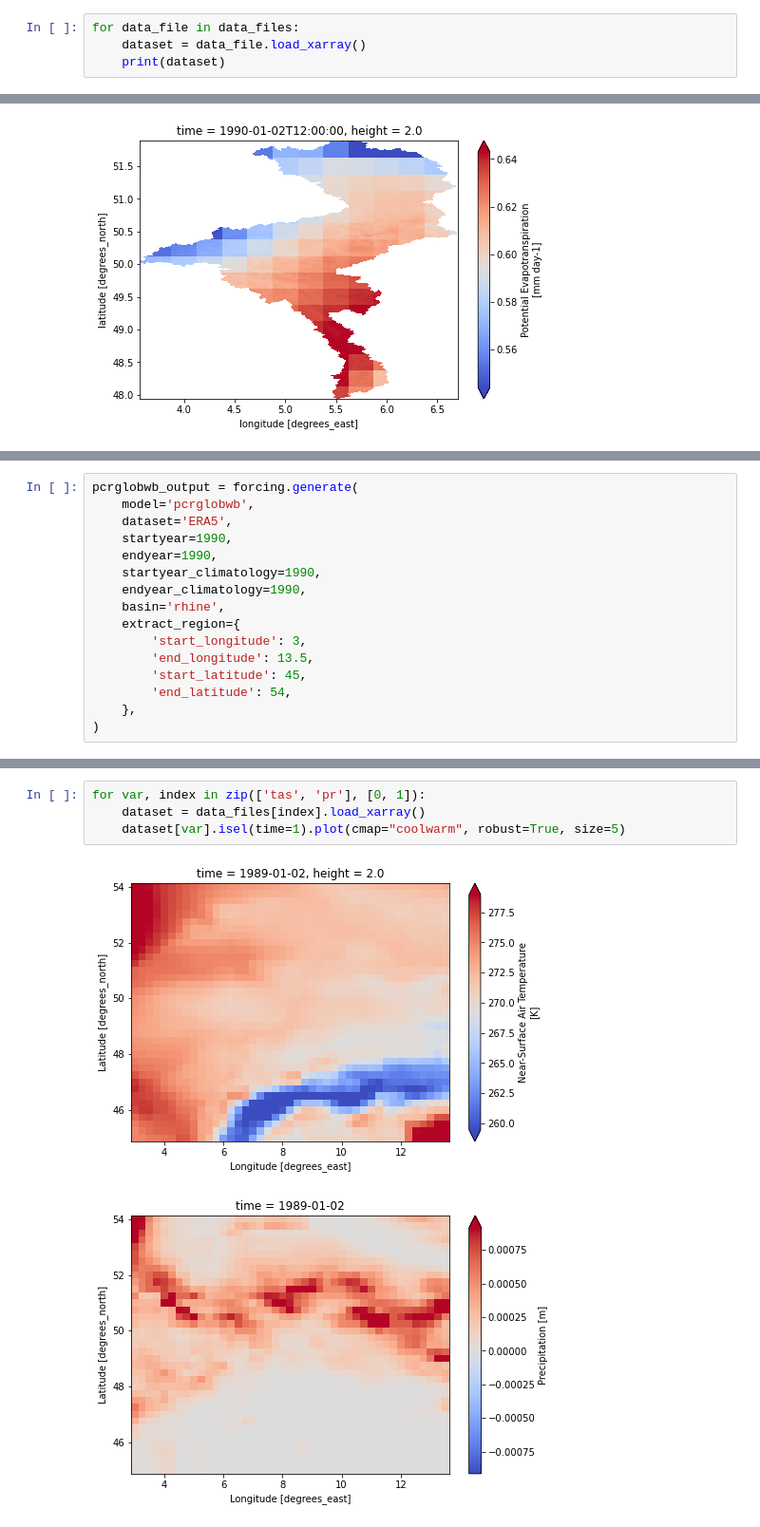
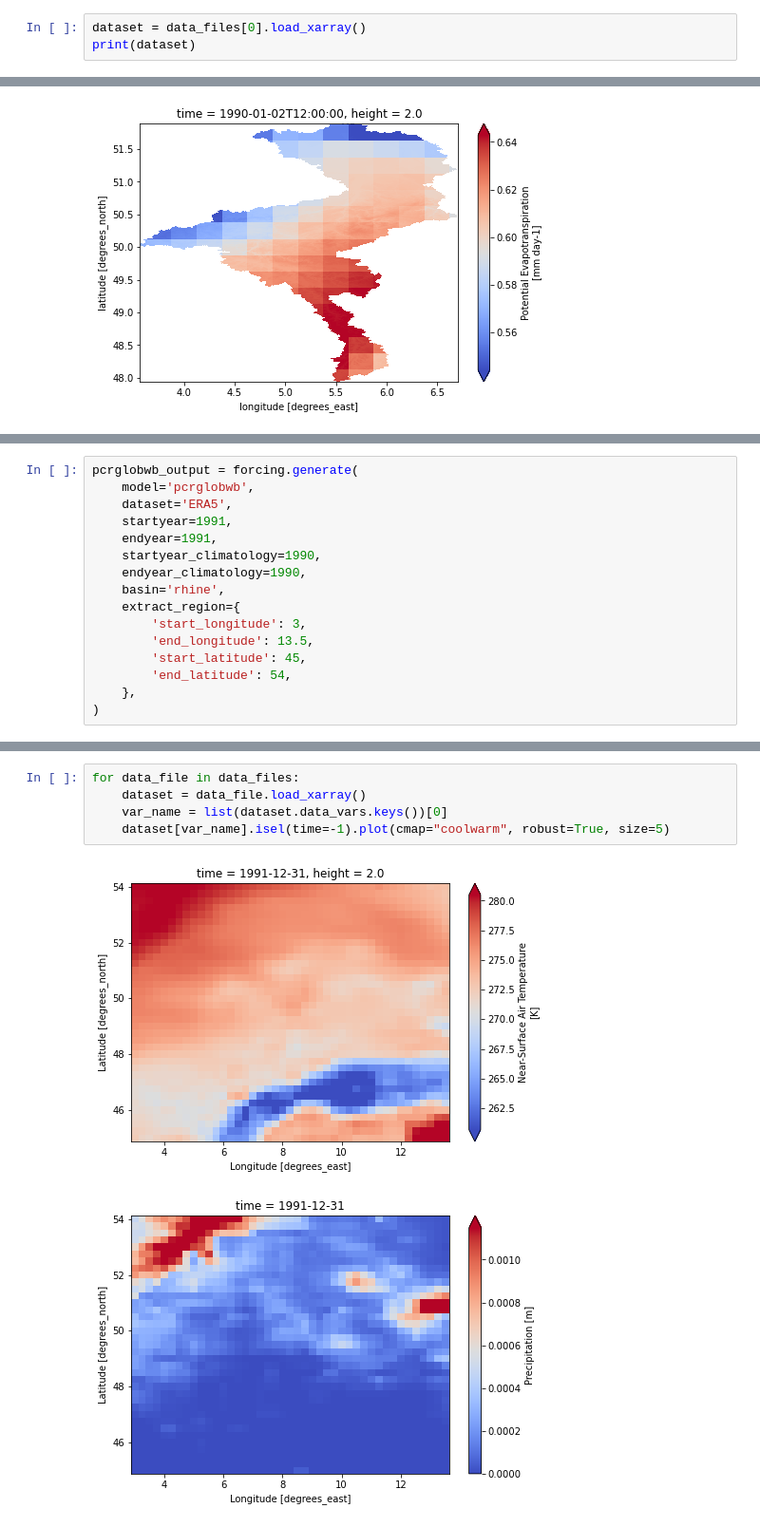
Before and after one commit to eWaterCycle/ewatercycle, a Jupyter notebook: examples/preprocessing.ipynb, the cells around one changed output, grey strips where cells are left out. Shown at 95% size. Cells and saved outputs as stored; diff of their text form.

```diff
--- a/examples/preprocessing.ipynb
+++ b/examples/preprocessing.ipynb
@@ -108,9 +113,8 @@ data_files
 # %% [output]
 (DataFile('wflow_ERA5_wflow_dem_1990_1990.nc'),)
 # %%
-for data_file in data_files:
-    dataset = data_file.load_xarray()
-    print(dataset)
+dataset = data_files[0].load_xarray()
+print(dataset)
 # %% [output]
 <xarray.Dataset>
 Dimensions:    (bnds: 2, lat: 474, lon: 377, time: 365)
@@ -145,8 +149,8 @@ for var in ["pr", "tas", "pet"]:
 pcrglobwb_output = forcing.generate(
     model='pcrglobwb',
     dataset='ERA5',
-    startyear=1990,
-    endyear=1990,
+    startyear=1991,
+    endyear=1991,
     startyear_climatology=1990,
     endyear_climatology=1990,
     basin='rhine',
@@ -185,7 +190,8 @@ data_files
 # %%
-for var, index in zip(['tas', 'pr'], [0, 1]):
-    dataset = data_files[index].load_xarray()
-    dataset[var].isel(time=1).plot(cmap="coolwarm", robust=True, size=5)
+for data_file in data_files:
+    dataset = data_file.load_xarray()
+    var_name = list(dataset.data_vars.keys())[0]
+    dataset[var_name].isel(time=-1).plot(cmap="coolwarm", robust=True, size=5)
 # %% [output]
-[figure, old version]
+[figure, new version]
-[figure, old version]
+[figure, new version]
```
Also changed, not shown: parts of 17 cells of this notebook.
